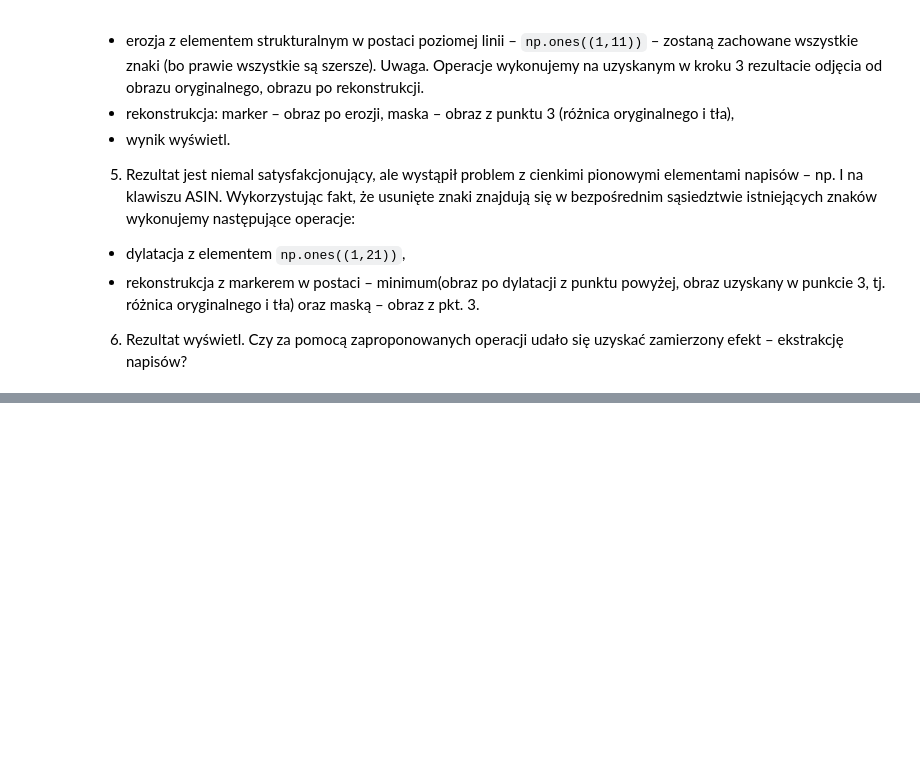
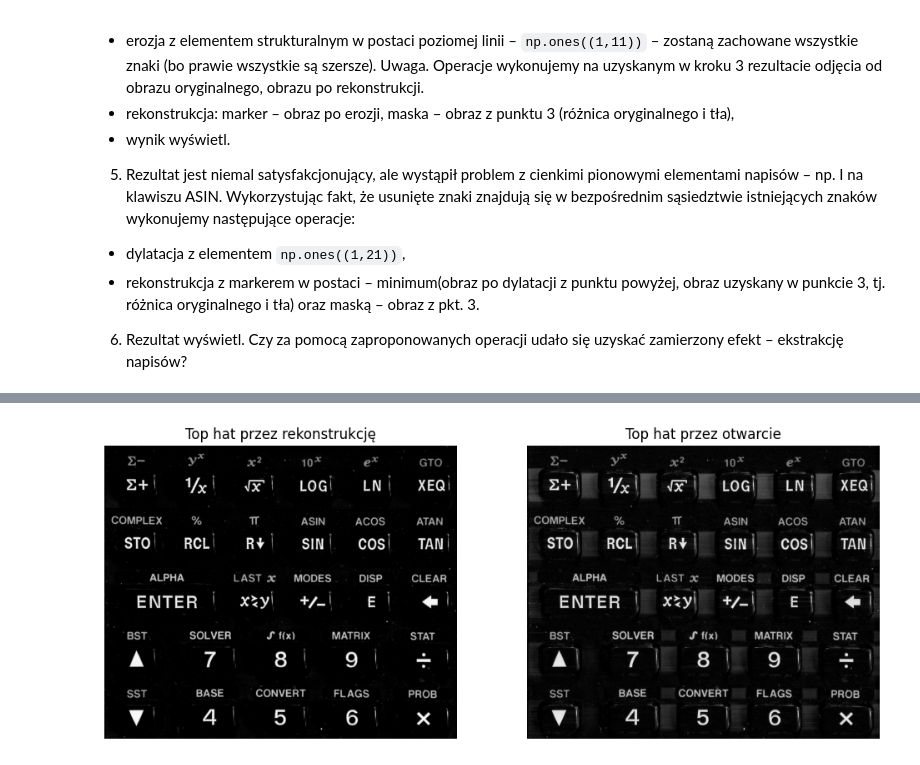
Before and after one commit to DziqG2NK/Wstep-do-cyfrowego-przetwarzania-obrazow, a Jupyter notebook: zajecia_7/10_morphology.ipynb, the cells around one changed output, grey strips where cells are left out. Cells and saved outputs as stored; diff of their text form; code cells hidden in the pictures; blank space fills up the shorter version.

```diff
--- a/zajecia_7/10_morphology.ipynb
+++ b/zajecia_7/10_morphology.ipynb
@@ -440,0 +483,14 @@ plots(columns=2, **images)
+# %%
+# Zadanie 3
+
+top_hat_reconstructed = cv2.absdiff(calculator, calculator_reconstructed)
+top_hat_opened = cv2.absdiff(calculator, calculator_opened)
+
+images = {}
+
+images["Top hat przez rekonstrukcję"] = top_hat_reconstructed
+images["Top hat przez otwarcie"] = top_hat_opened
+
+plots(**images)
+# %% [output]
+[figure, added]
```
Also changed, not shown: parts of 3 cells of this notebook.
